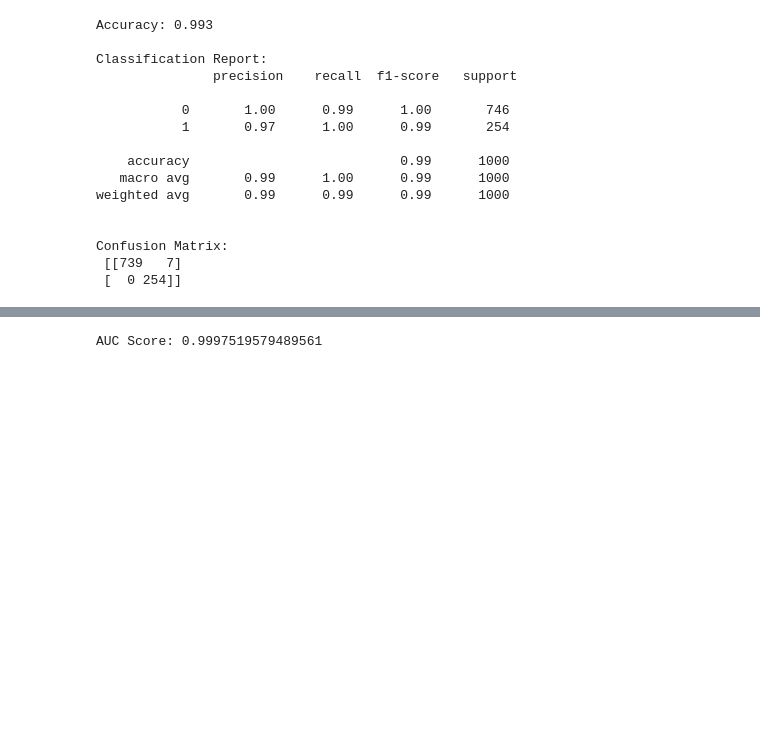
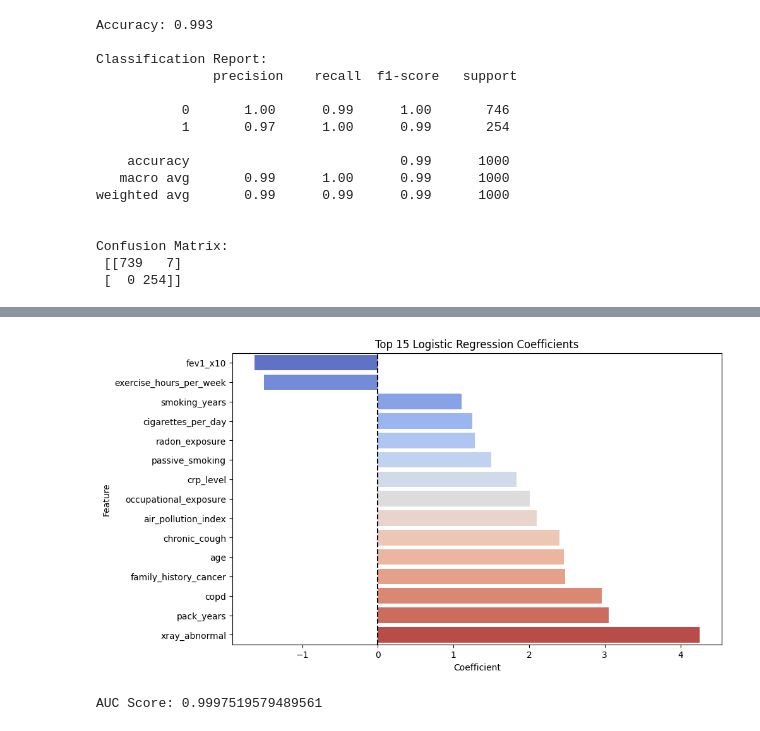
Before and after one commit to np-helios/NishthaPandey_23fe10cse00774, a Jupyter notebook: Lung_Cancer_Prediction.ipynb, the cells around one changed output, grey strips where cells are left out. Cells and saved outputs as stored; diff of their text form; code cells hidden in the pictures; blank space fills up the shorter version.

```diff
--- a/Lung_Cancer_Prediction.ipynb
+++ b/Lung_Cancer_Prediction.ipynb
@@ -311,3 +311,16 @@ weighted avg       0.99      0.99      0.99      1000
 Confusion Matrix:
  [[739   7]
  [  0 254]]
+# %%
+log_model = LogisticRegression(max_iter=2000)
+log_model.fit(X_train_scaled, y_train)
+
+coef_df = pd.DataFrame({
+    "Feature": feature_names,
+    "Coefficient": log_model.coef_[0]
+})
+
+coef_df["Abs_Coefficient"] = coef_df["Coefficient"].abs()
+coef_df = coef_df.sort_values("Abs_Coefficient", ascending=False)
+
+coef_df.head(15)
@@ -314,3 +344,13 @@ Confusion Matrix:
+# %%
+top_coef = coef_df.head(15).sort_values("Coefficient")
+
+plt.figure(figsize=(10, 6))
+sns.barplot(data=top_coef, x="Coefficient", y="Feature", hue="Feature", palette="coolwarm", legend=False)
+plt.title("Top 15 Logistic Regression Coefficients")
+plt.axvline(0, color="black", linestyle="--")
+plt.show()
+# %% [output]
+[figure, added]
 # %%
 from sklearn.metrics import roc_curve, roc_auc_score
 import matplotlib.pyplot as plt
```
Also changed, not shown: parts of 9 cells of this notebook.
